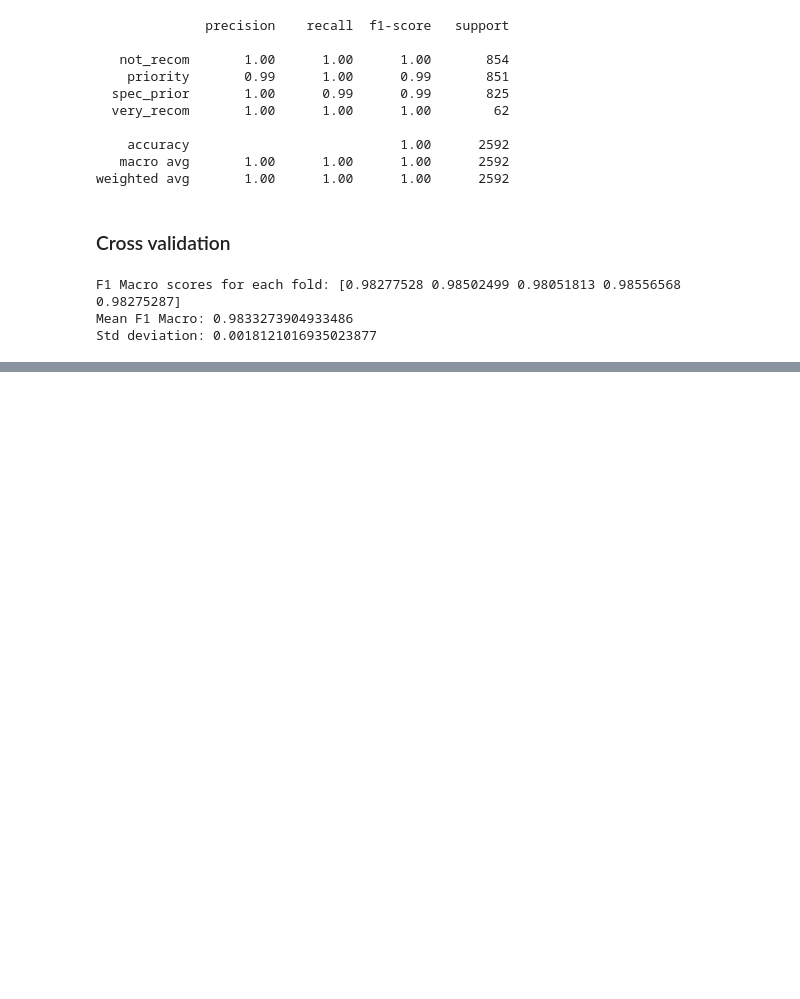
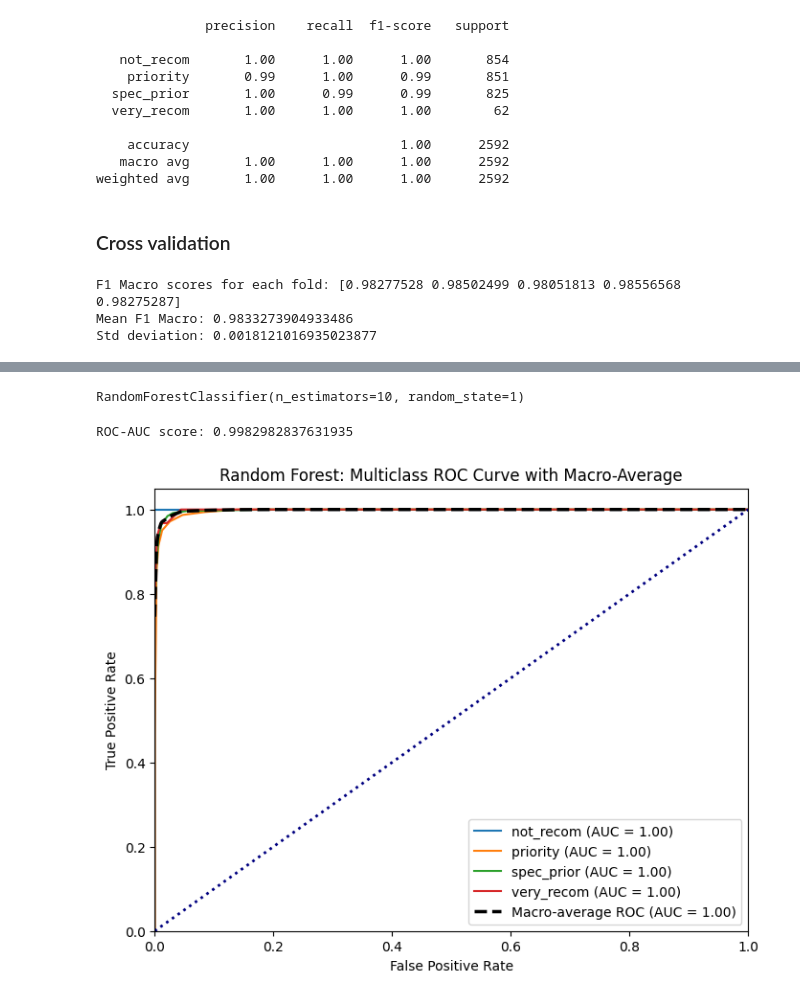
Before and after one commit to rajibulislam1/DataTalksClub, a Jupyter notebook: 2025/Midterm/data.ipynb, the cells around one changed output, grey strips where cells are left out. Saved outputs shown, nothing was run; the diff lists cells and outputs as text; code cells hidden in the pictures; blank space fills up the shorter version.

Commit message:
Random Forest Model

```diff
--- a/2025/Midterm/data.ipynb
+++ b/2025/Midterm/data.ipynb
@@ -287,0 +313,12 @@ Std deviation: 0.0018121016935023877
+# %%
+rf = RandomForestClassifier(n_estimators = 10, random_state=1)
+rf.fit(X_train, y_train)
+# %% [output]
+RandomForestClassifier(n_estimators=10, random_state=1)
+# %%
+y_pred = rf.predict_proba(X_val)
+roc_auc = roc_auc_score(y_val, y_pred, multi_class='ovr', average='macro')
+
+print("ROC-AUC score:", roc_auc)
+# %% [output]
+ROC-AUC score: 0.9982982837631935
@@ -287,0 +330,46 @@ Std deviation: 0.0018121016935023877
+# %%
+from sklearn.metrics import roc_curve, auc
+import matplotlib.pyplot as plt
+import numpy as np
+
+fpr_dict = dict()
+tpr_dict = dict()
+roc_auc_dict = dict()
+
+for i, class_name in enumerate(classes):
+    fpr_dict[i], tpr_dict[i], _ = roc_curve(y_val_bin[:, i], y_pred[:, i])
+    roc_auc_dict[i] = auc(fpr_dict[i], tpr_dict[i])
+# %%
+# Aggregate all false positive rates
+all_fpr = np.unique(np.concatenate([fpr_dict[i] for i in range(len(classes))]))
+
+# Interpolate all ROC curves at these points
+mean_tpr = np.zeros_like(all_fpr)
+for i in range(len(classes)):
+    mean_tpr += np.interp(all_fpr, fpr_dict[i], tpr_dict[i])
+
+# Average and compute macro AUC
+mean_tpr /= len(classes)
+roc_auc_macro = auc(all_fpr, mean_tpr)
+# %%
+plt.figure(figsize=(8,6))
+
+# Plot per-class ROC
+for i, class_name in enumerate(classes):
+    plt.plot(fpr_dict[i], tpr_dict[i], lw=1.5, label=f'{class_name} (AUC = {roc_auc_dict[i]:.2f})')
+
+# Plot macro-average ROC
+plt.plot(all_fpr, mean_tpr, color='black', lw=2.5, linestyle='--', label=f'Macro-average ROC (AUC = {roc_auc_macro:.2f})')
+
+# Diagonal reference
+plt.plot([0,1], [0,1], color='navy', lw=2, linestyle=':')
+
+plt.xlim([0.0, 1.0])
+plt.ylim([0.0, 1.05])
+plt.xlabel('False Positive Rate')
+plt.ylabel('True Positive Rate')
+plt.title('Random Forest: Multiclass ROC Curve with Macro-Average')
+plt.legend(loc='lower right')
+plt.show()
+# %% [output]
+[figure, added]
```
Also changed, not shown: parts of 4 cells of this notebook.
